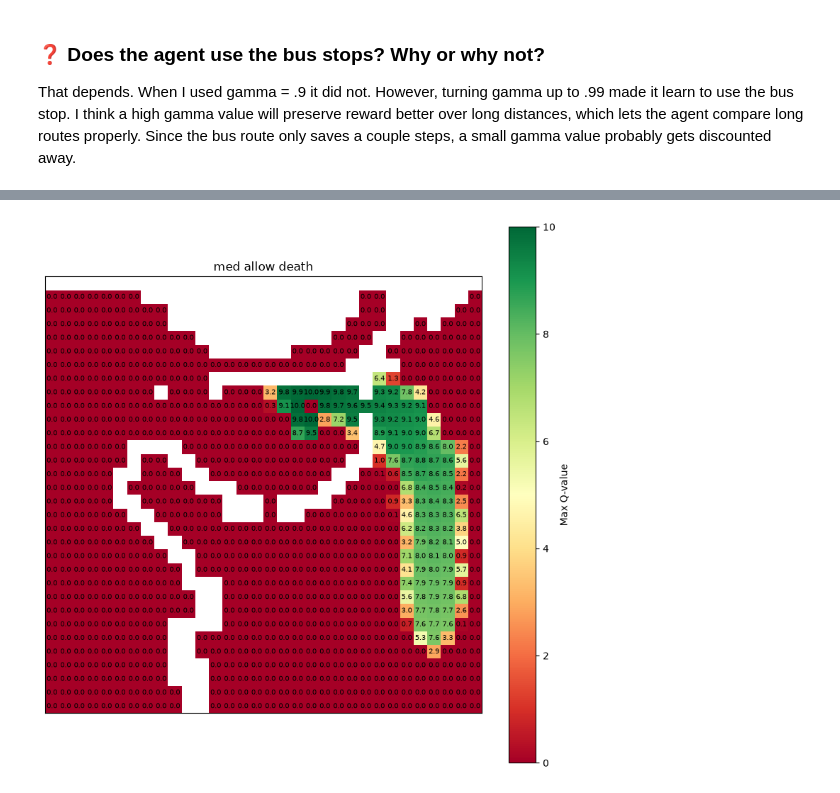
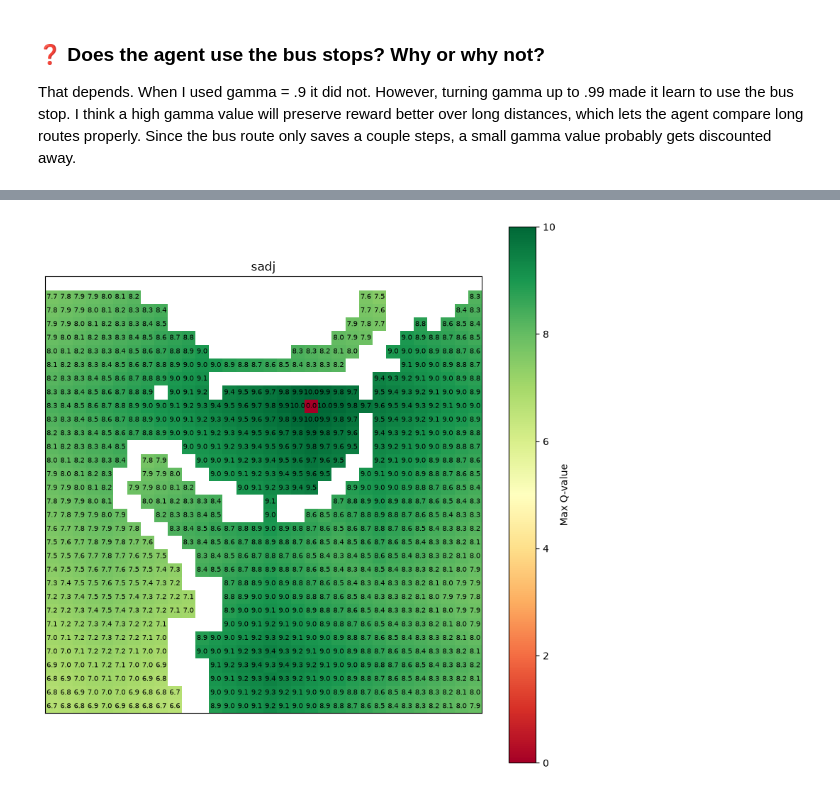
Before and after one commit to ffredz/TDT4172prosjekter, a Jupyter notebook: Project4/Project4_RL.ipynb, the cells around one changed output, grey strips where cells are left out. Saved outputs shown, nothing was run; the diff lists cells and outputs as text; code cells hidden in the pictures.

```diff
--- a/Project4/Project4_RL.ipynb
+++ b/Project4/Project4_RL.ipynb
@@ -436,7 +436,8 @@ def update_action(env, state: int, explore_rate: float, q_table: np.ndarray) ->
     # ====================================
     if np.random.random()<explore_rate:
         return env.action_space.sample() #take a random action
-    return int(np.argmax(q_table[state])) #best known action
+    row = q_table[state]
+    return int(np.random.choice(np.flatnonzero(row == row.max()))) #best known action
 # %% [markdown]
 ### ❓ Why do we need an exploration rate?
 You need an exploration rate so that you try different actions and actually learn what gives good reward and what doesnt.
@@ -697,7 +698,7 @@ In the second problem, you will train an agent to navigate from a start position
 env_config = {
     'env_image_path':'image_TRD.png',
     'dead_allowed':True,
-    'start_random':False,
+    'start_random':True,
 }
 
 if not os.path.exists(env_config['env_image_path']):
@@ -751,11 +752,11 @@ q_table = np.zeros((n_states, n_actions))
 # YOUR CODE GOES HERE
 # ====================================
 GAMMA = .99
-NUM_EPISODES = 10000
-MIN_EXPLORE_RATE = .01
+NUM_EPISODES = 30000
+MIN_EXPLORE_RATE = .05
 MIN_LEARNING_RATE = .01
 STEP_SIZE = 100
-MAX_STEPS_PER_EPISODE = 2000
+MAX_STEPS_PER_EPISODE = 5000
 # %% [markdown]
 ### 🐤 Now use Q-learning to learn the Q-table
 ### Step 4: Train the agent using Q-learning
@@ -857,33 +864,32 @@ def show_q_heatmap_littendretbare(env, q_table, title, action: int = None):
     # YOUR CODE GOES HERE
     # ====================================
     nrows,ncols = env.observation_space.shape
 
     if action is None:
         q_values = q_table.max(axis=1)
     else:
         q_values = q_table[:,action]
 
     q_grid = q_values.reshape(nrows, ncols).astype(float)
     water = np.isin(env.initial_observation,env.not_allowed_area)
     q_grid[water]=np.nan
 
     # ====================================
     fig, ax = plt.subplots(figsize=(8, 8))
     im = ax.imshow(q_grid, cmap='RdYlGn', interpolation='nearest')
     fig.colorbar(im, ax=ax, label='Max Q-value' if action is None else f'Q-value (action {action})')
 
     for r in range(nrows):
         for c in range(ncols):
             if not np.isnan(q_grid[r, c]):
                 ax.text(c, r, f'{q_grid[r, c]:.1f}', ha='center', va='center',
                         fontsize=7, color='black')
 
     ax.set_xticks([])
     ax.set_yticks([])
     ax.set_title(title)
     fig.tight_layout()
     plt.show()
-
-show_q_heatmap_littendretbare(env, q_table, title="med allow death")
+show_q_heatmap_littendretbare(env,q_table,"sadj")
 # %% [output]
-[figure, old version]
+[figure, new version]
```
Also changed, not shown: parts of 5 cells of this notebook.
